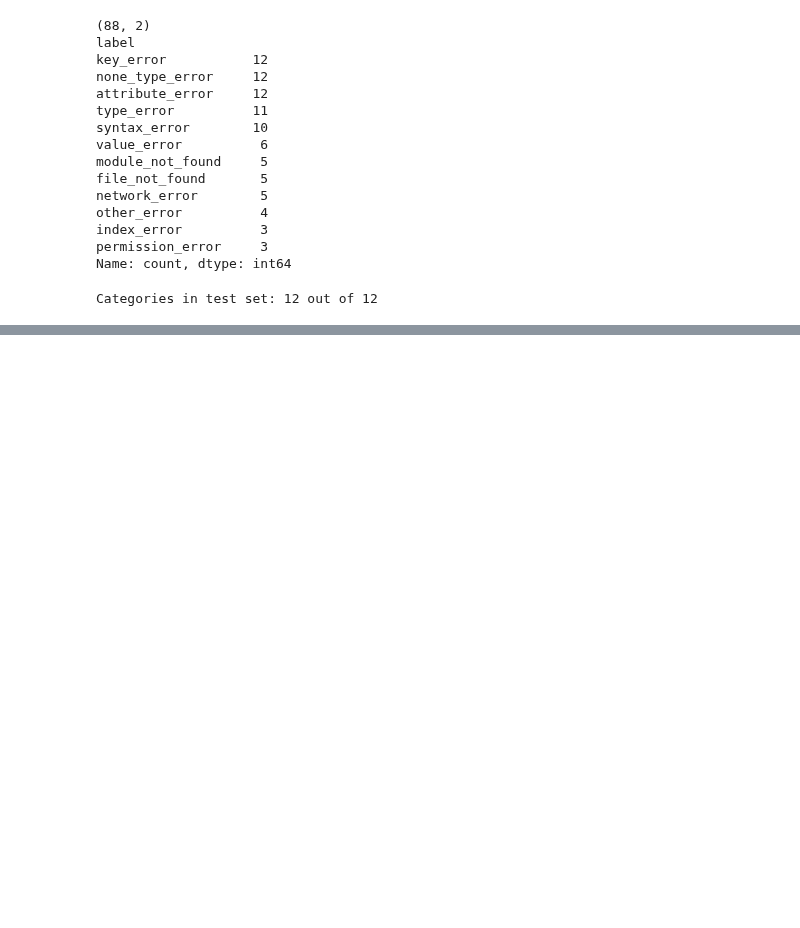
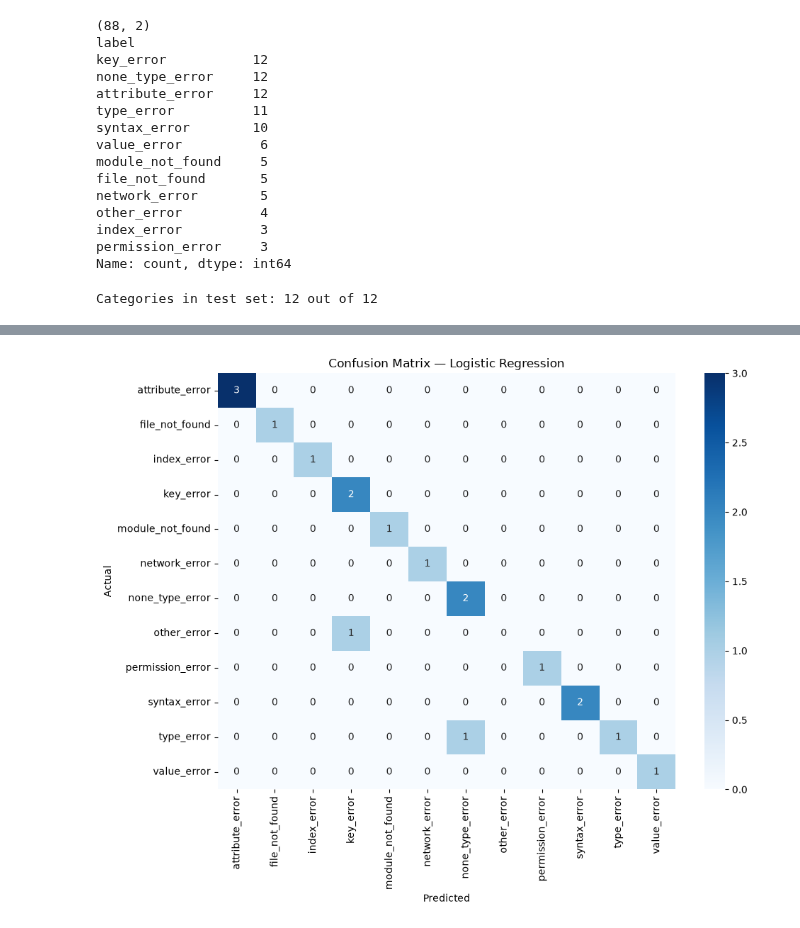
Before and after one commit to ATripathi14/DevMentor-AI, a Jupyter notebook: ml_engine/notebooks/training_and_evaluation.ipynb, the cells around one changed output, grey strips where cells are left out. Drawn from its saved outputs; the diff is of its cells as text; code cells hidden in the pictures; blank space fills up the shorter version.

```diff
--- a/ml_engine/notebooks/training_and_evaluation.ipynb
+++ b/ml_engine/notebooks/training_and_evaluation.ipynb
@@ -359,3 +359,11 @@ X_train, X_test, y_train, y_test = train_test_split(
 print("Categories in test set:", y_test.nunique(), "out of", y.nunique())
 # %% [output]
 Categories in test set: 12 out of 12
+# %%
+from sklearn.feature_extraction.text import TfidfVectorizer
+
+vectorizer = TfidfVectorizer(max_features=5000, ngram_range=(1, 2))
+X_train_vec = vectorizer.fit_transform(X_train)
+X_test_vec = vectorizer.transform(X_test)
+
+print("X_train_vec shape:", X_train_vec.shape)
@@ -361,0 +372,8 @@ Categories in test set: 12 out of 12
+# %%
+from sklearn.linear_model import LogisticRegression
+
+clf_lr = LogisticRegression(max_iter=1000)
+clf_lr.fit(X_train_vec, y_train)
+
+y_pred_lr = clf_lr.predict(X_test_vec)
+print("Predictions:", y_pred_lr)
@@ -361,0 +430,17 @@ Categories in test set: 12 out of 12
+# %%
+from sklearn.metrics import confusion_matrix
+import seaborn as sns
+
+labels = sorted(y.unique())
+cm = confusion_matrix(y_test, y_pred_lr, labels=labels)
+
+plt.figure(figsize=(10, 8))
+sns.heatmap(cm, annot=True, fmt="d", xticklabels=labels, yticklabels=labels, cmap="Blues")
+plt.xlabel("Predicted")
+plt.ylabel("Actual")
+plt.title("Confusion Matrix — Logistic Regression")
+plt.tight_layout()
+plt.savefig("ml_engine/models/confusion_matrix_lr.png")
+plt.show()
+# %% [output]
+[figure, added]
```
Also changed, not shown: parts of 15 cells of this notebook, 6 other files.
